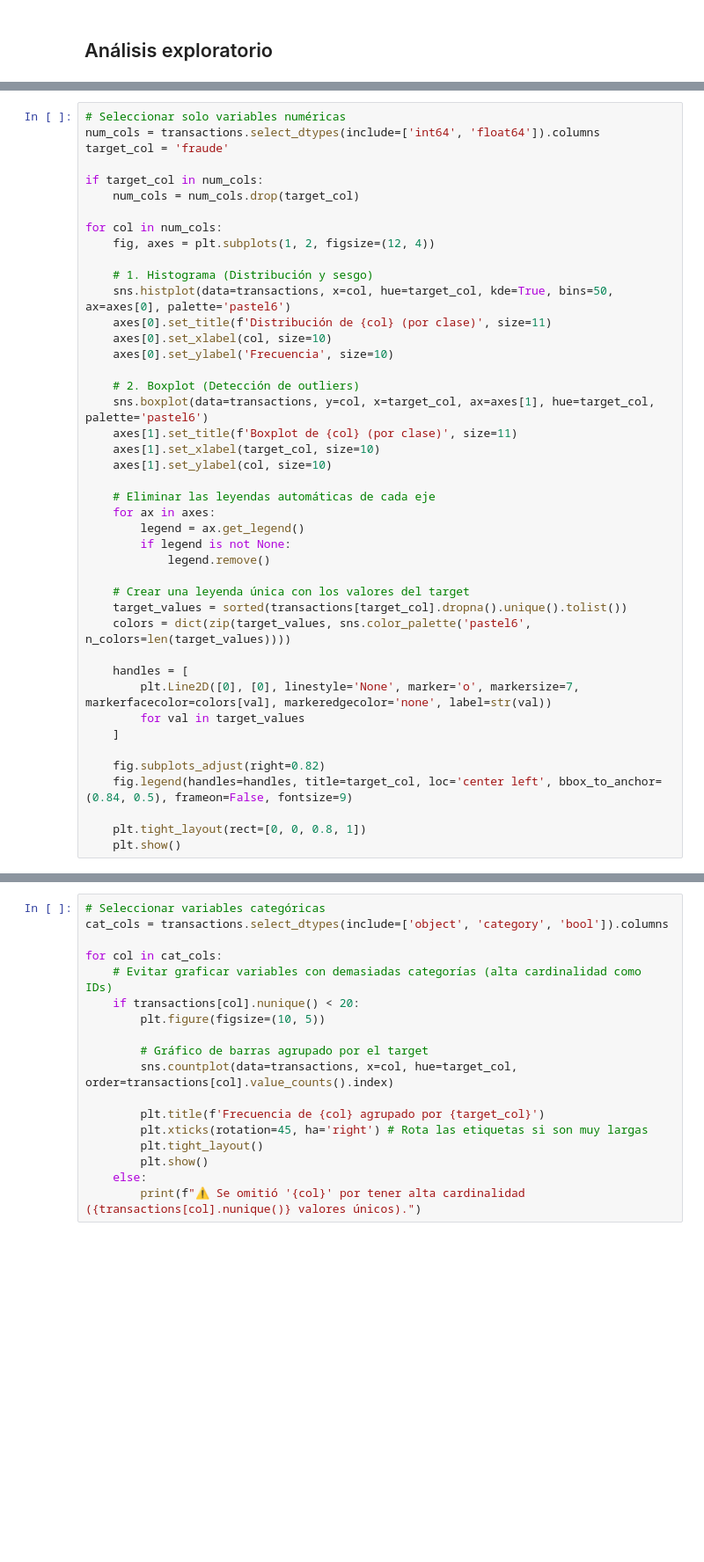
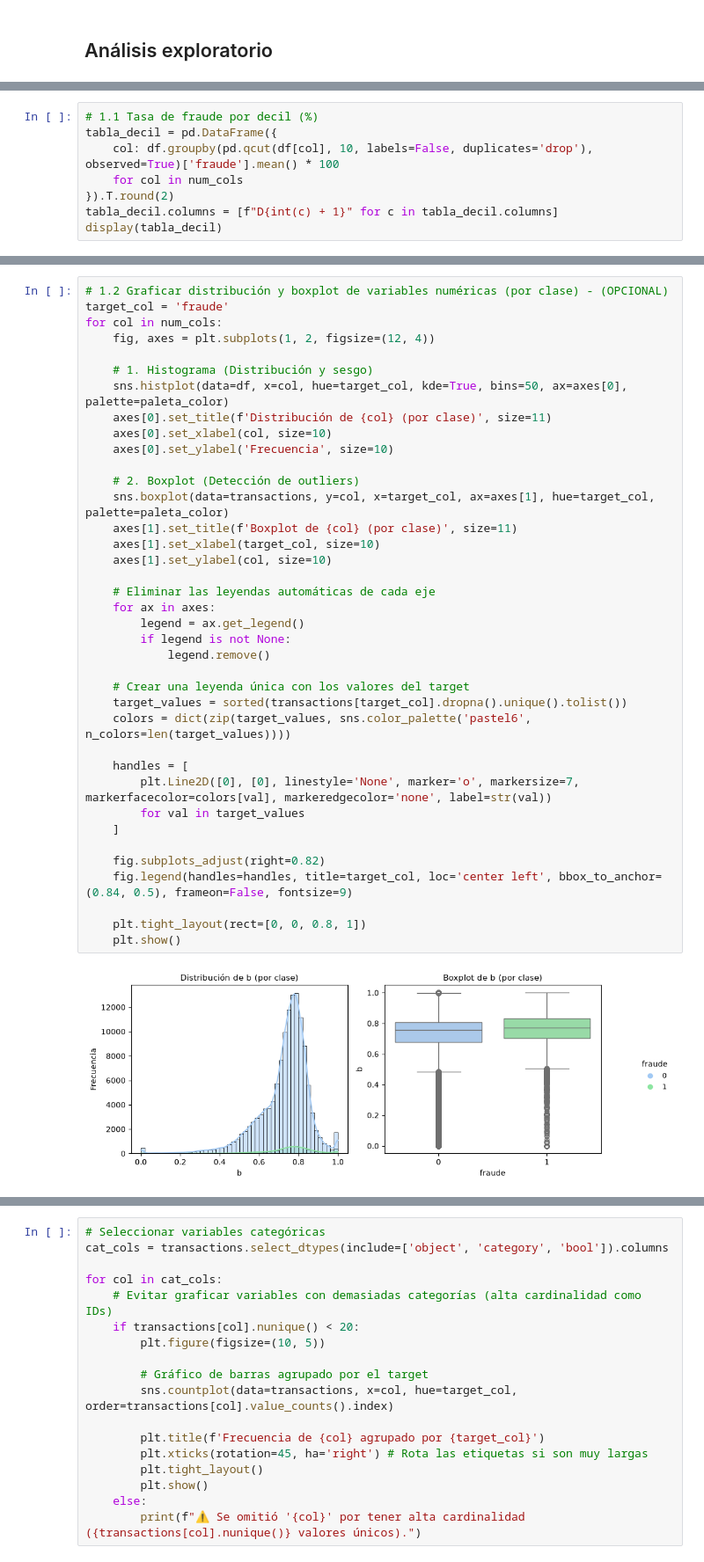
Before and after one commit to mlondono-oc/ml-fraud-detection, a Jupyter notebook: notebooks/01_eda.ipynb, the cells around one changed output, grey strips where cells are left out. Shown at 88% size. Drawn from its saved outputs; the diff is of its cells as text; blank space fills up the shorter version.

```diff
--- a/notebooks/01_eda.ipynb
+++ b/notebooks/01_eda.ipynb
@@ -358,0 +409,8 @@ Y tres decisiones que se derivan del diagnóstico:
+# %%
+# 1.1 Tasa de fraude por decil (%)
+tabla_decil = pd.DataFrame({
+    col: df.groupby(pd.qcut(df[col], 10, labels=False, duplicates='drop'), observed=True)['fraude'].mean() * 100
+    for col in num_cols
+}).T.round(2)
+tabla_decil.columns = [f"D{int(c) + 1}" for c in tabla_decil.columns]
+display(tabla_decil)
@@ -359,43 +430,40 @@ Y tres decisiones que se derivan del diagnóstico:
 # %%
-# Seleccionar solo variables numéricas
-num_cols = transactions.select_dtypes(include=['int64', 'float64']).columns
+# 1.2 Graficar distribución y boxplot de variables numéricas (por clase) - (OPCIONAL)
 target_col = 'fraude'
-
-if target_col in num_cols:
-    num_cols = num_cols.drop(target_col)
-
 for col in num_cols:
     fig, axes = plt.subplots(1, 2, figsize=(12, 4))
 
     # 1. Histograma (Distribución y sesgo)
-    sns.histplot(data=transactions, x=col, hue=target_col, kde=True, bins=50, ax=axes[0], palette='pastel6')
+    sns.histplot(data=df, x=col, hue=target_col, kde=True, bins=50, ax=axes[0], palette=paleta_color)
     axes[0].set_title(f'Distribución de {col} (por clase)', size=11)
     axes[0].set_xlabel(col, size=10)
     axes[0].set_ylabel('Frecuencia', size=10)
 
     # 2. Boxplot (Detección de outliers)
-    sns.boxplot(data=transactions, y=col, x=target_col, ax=axes[1], hue=target_col, palette='pastel6')
+    sns.boxplot(data=transactions, y=col, x=target_col, ax=axes[1], hue=target_col, palette=paleta_color)
     axes[1].set_title(f'Boxplot de {col} (por clase)', size=11)
     axes[1].set_xlabel(target_col, size=10)
     axes[1].set_ylabel(col, size=10)
 
     # Eliminar las leyendas automáticas de cada eje
     for ax in axes:
         legend = ax.get_legend()
         if legend is not None:
             legend.remove()
 
     # Crear una leyenda única con los valores del target
     target_values = sorted(transactions[target_col].dropna().unique().tolist())
     colors = dict(zip(target_values, sns.color_palette('pastel6', n_colors=len(target_values))))
 
     handles = [
         plt.Line2D([0], [0], linestyle='None', marker='o', markersize=7, markerfacecolor=colors[val], markeredgecolor='none', label=str(val))
         for val in target_values
     ]
 
     fig.subplots_adjust(right=0.82)
     fig.legend(handles=handles, title=target_col, loc='center left', bbox_to_anchor=(0.84, 0.5), frameon=False, fontsize=9)
 
     plt.tight_layout(rect=[0, 0, 0.8, 1])
     plt.show()
+# %% [output]
+[figure, added]
```
Also changed, not shown: parts of 12 cells of this notebook.
